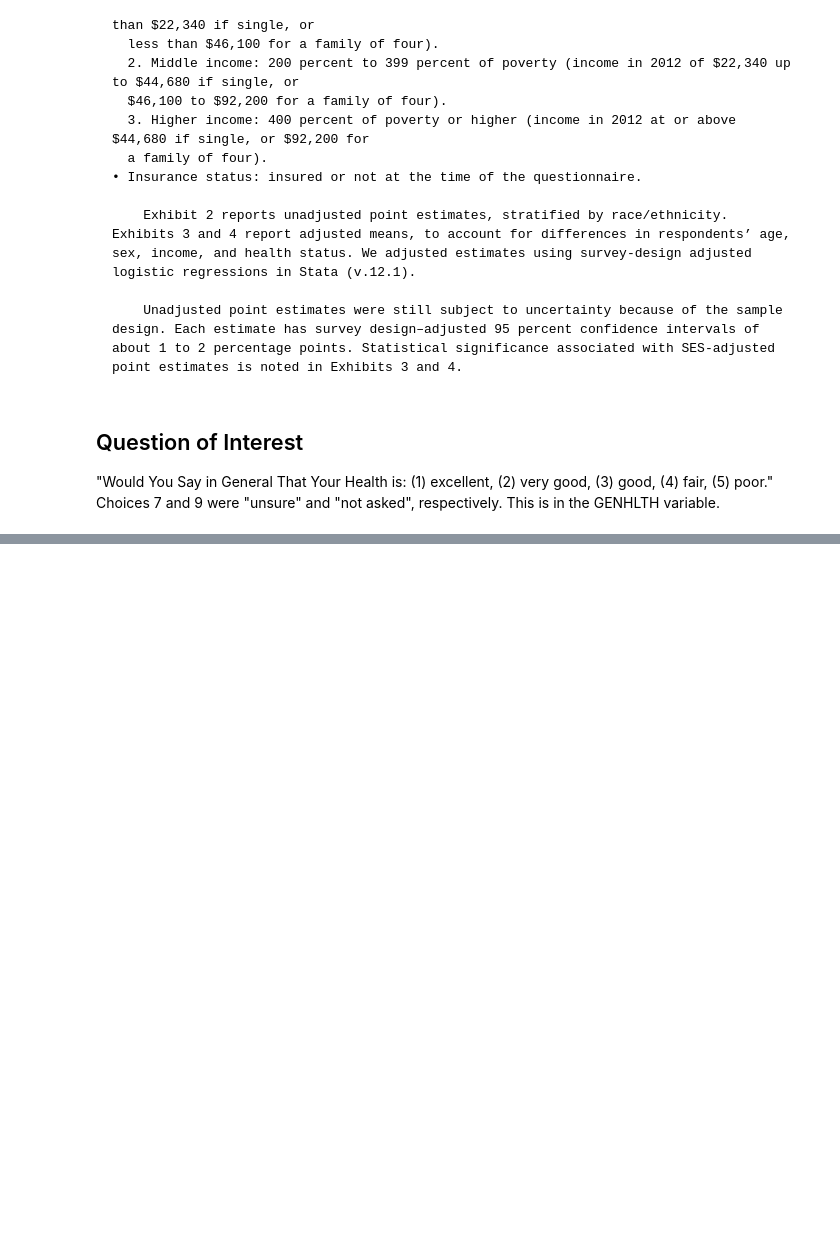
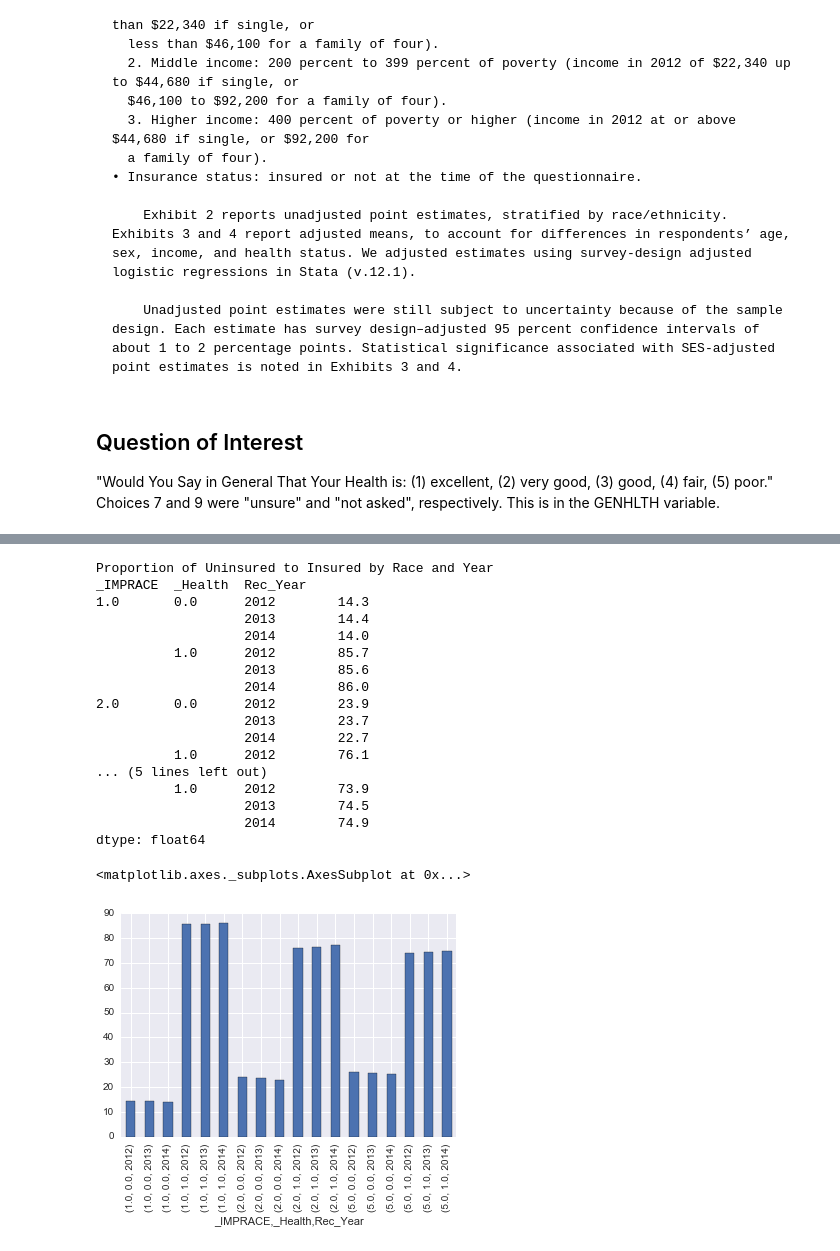
Before and after one commit to rlshuhart/MSDS6210-Immersion_Project, a Jupyter notebook: Study/Closing the Gap Study Revisited.ipynb, the cells around one changed output, grey strips where cells are left out. Cells and saved outputs as stored; diff of their text form; code cells hidden in the pictures; blank space fills up the shorter version.

```diff
--- a/Study/Closing the Gap Study Revisited.ipynb
+++ b/Study/Closing the Gap Study Revisited.ipynb
@@ -181,0 +132,31 @@ dtype: float64
+# %%
+
+# Set option to show one decimal place
+pd.set_option('precision',1)
+print("Proportion of Uninsured to Insured by Race and Year")
+race_yr_prop = (df_race_hlth_yr.size().unstack() / df_race_yr.size().unstack())*100#.transpose().plot()
+print(race_yr_prop.stack())
+#race_yr_prop.transpose().plot(kind='bar')
+#race_yr_prop.stack().plot(kind='bar')
+sns.factorplot(x="_IMPRACE", y="survived", hue="_Health", data=race_yr_prop.stack(),
+                   size=6, kind="bar", palette="muted")
+# %% [output]
+Proportion of Uninsured to Insured by Race and Year
+_IMPRACE  _Health  Rec_Year
+1.0       0.0      2012        14.3
+                   2013        14.4
+                   2014        14.0
+          1.0      2012        85.7
+                   2013        85.6
+                   2014        86.0
+2.0       0.0      2012        23.9
+                   2013        23.7
+                   2014        22.7
+          1.0      2012        76.1
+... (5 lines left out)
+          1.0      2012        73.9
+                   2013        74.5
+                   2014        74.9
+dtype: float64
+<matplotlib.axes._subplots.AxesSubplot at 0x...>
+[figure, added]
```
Also changed, not shown: parts of 15 cells of this notebook.
